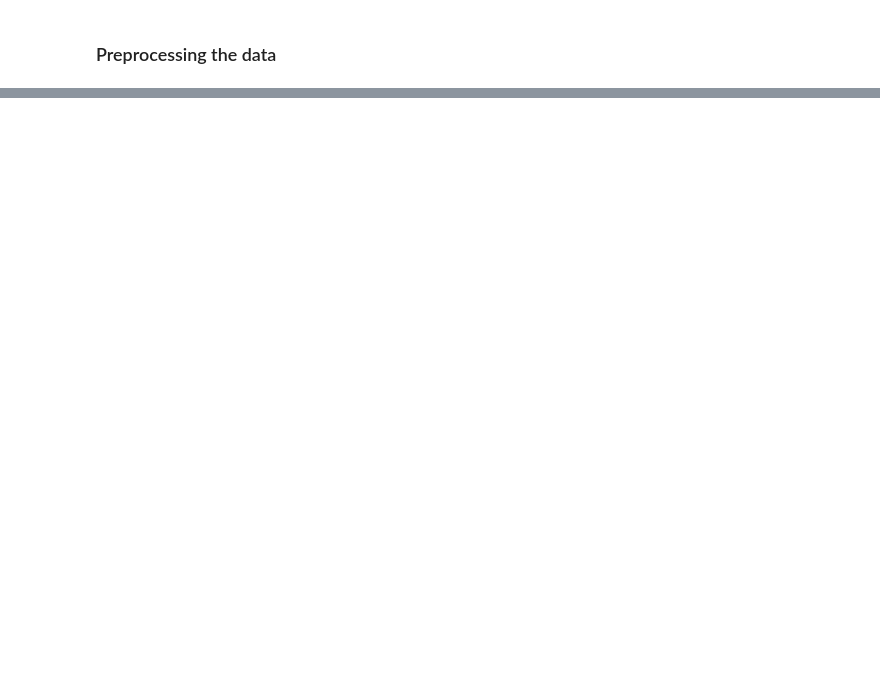
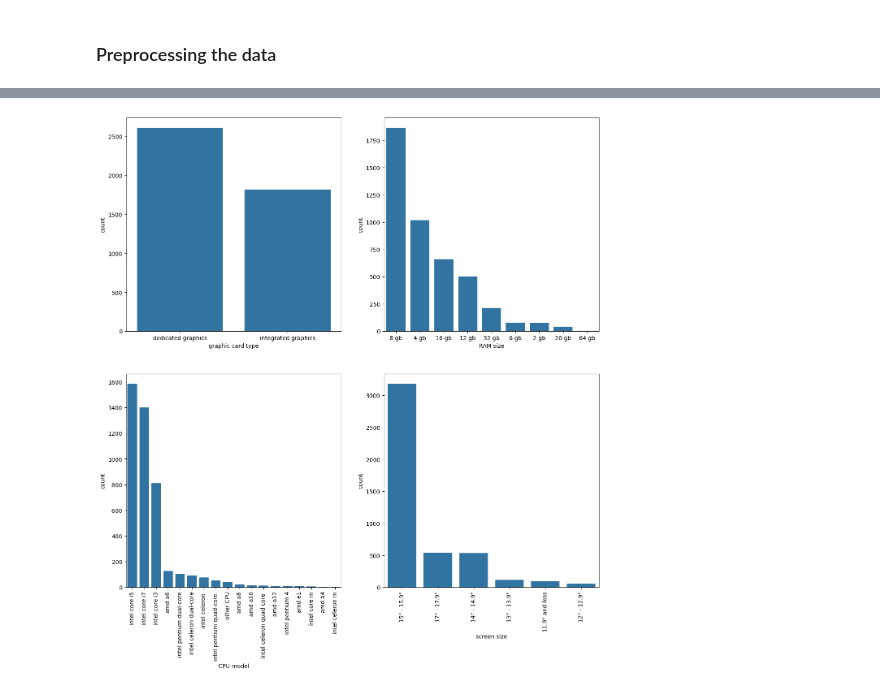
Before and after one commit to nitanshuj/Analysis-for-Fun, a Jupyter notebook: Laptop Price Prediction/nb1_lap_price_pred.ipynb, the cells around one changed output, grey strips where cells are left out. Cells and saved outputs as stored; diff of their text form; code cells hidden in the pictures; blank space fills up the shorter version.

```diff
--- a/Laptop Price Prediction/nb1_lap_price_pred.ipynb
+++ b/Laptop Price Prediction/nb1_lap_price_pred.ipynb
@@ -54,4 +63,7 @@ def check_null(df):
 ### Reading the Data
 # %%
 df = pd.read_json("train_dataset.json")
-df.head(2)
+df.head(1)
+
+# Making a copy of the original dataset
+df1 = df.copy()
@@ -322,0 +260,20 @@ df.head()
+# %%
+plt.figure(figsize=(15, 15))
+
+plt.subplot(2, 2, 1)
+sns.countplot(x='graphic card type', data=df1, order = df1['graphic card type'].value_counts().index)
+
+plt.subplot(2, 2, 2)
+sns.countplot(x='RAM size', data=df1, order = df1['RAM size'].value_counts().index)
+
+plt.subplot(2, 2, 3)
+sns.countplot(x='CPU model', data=df1, order = df1['CPU model'].value_counts().index)
+plt.xticks(rotation=90)
+
+plt.subplot(2, 2, 4)
+sns.countplot(x='screen size', data=df1, order = df1['screen size'].value_counts().index)
+plt.xticks(rotation=90)
+
+plt.show()
+# %% [output]
+[figure, added]
```
Also changed, not shown: parts of 47 cells of this notebook.
